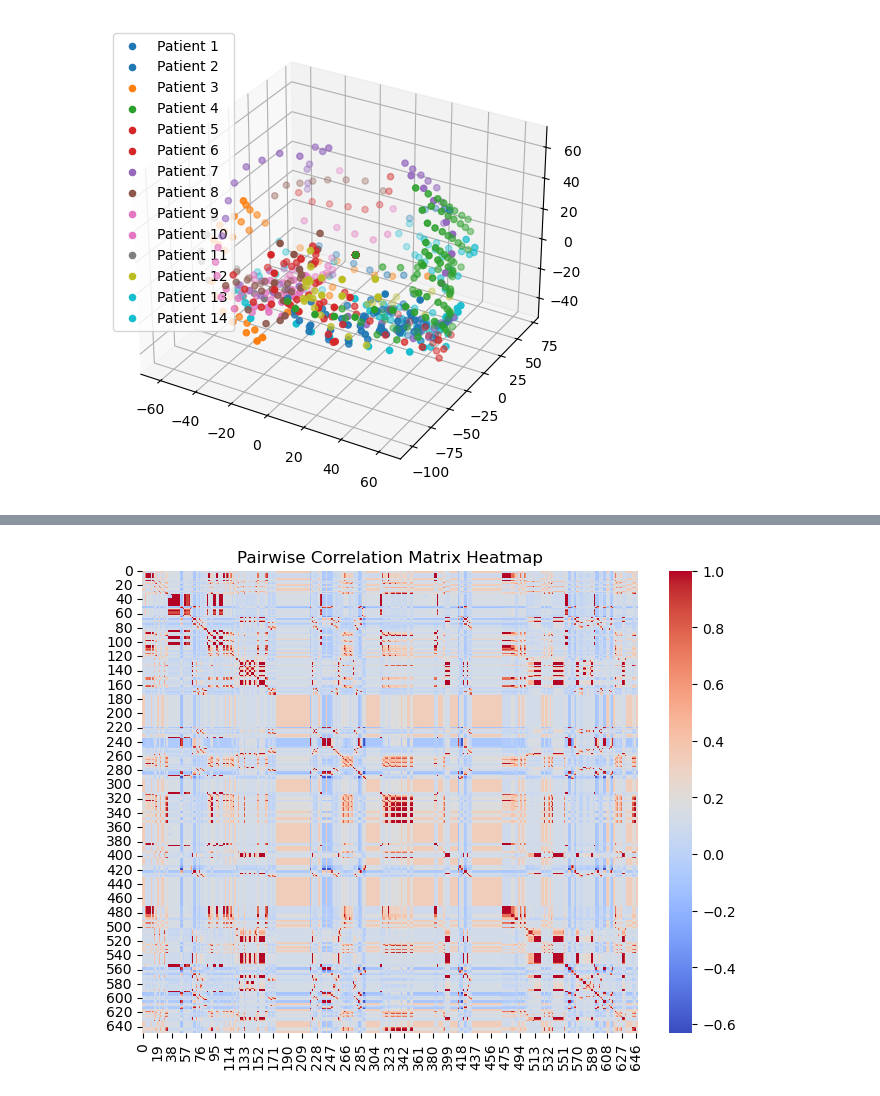
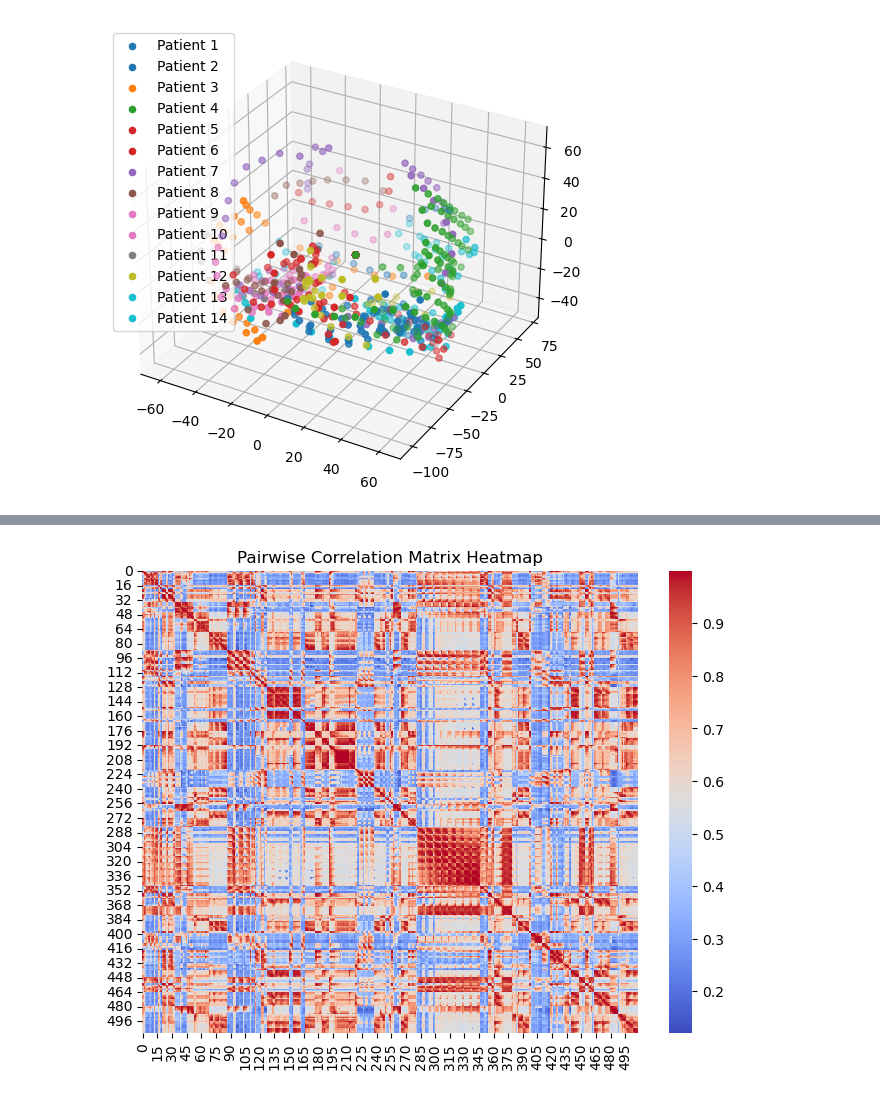
Before and after one commit to NoahWanless/SuperEeg-M467-project, a Jupyter notebook: Correlation.ipynb, the cells around one changed output, grey strips where cells are left out. Cells and saved outputs as stored; diff of their text form; code cells hidden in the pictures.

Commit message:
cleaned up

```diff
--- a/Correlation.ipynb
+++ b/Correlation.ipynb
@@ -117,6 +96,0 @@ print(mapping_clean.shape)    # (n_kept_electrodes, 2)
-# %%
-# drop <2 electrodes, not modified since it didn't change anything
-dropped = []
-for file in cleaned:
-    if file.shape[1] >1:
-        dropped.append(file)
@@ -123,32 +161,31 @@ for file in cleaned:
 # %%
 #create RBF correlation matrix
 # Euclidean distance matrix (714x714)
-dist_matrix = cdist(xyz_clean, xyz_clean, metric='euclidean')
+from scipy.spatial import distance
+import pandas as pd
+dist_matrix = distance.cdist(xyz_clean, xyz_clean, metric='euclidean')
 
 # Gaussian RBF kernel: exp(-(epsilon * r)^2)
 rbf_matrix = np.exp(-dist_matrix**2 / 20)
 
 correlation_matrices = []
+# Apply common average reference per patient before computing corr
 for i, matrix in enumerate(dropped):
-    # Get electrode indices for this patient
-    patient_electrode_indices = mapping_clean[mapping_clean[:, 1] == i, 0].astype(int)
+    original_patient_idx = kept_patient_indices[i]
+    patient_electrode_indices = mapping_clean[mapping_clean[:, 1] == original_patient_idx, 0].astype(int)
 
-    # Compute pairwise correlation between this patient's electrodes
-    corr = pd.DataFrame(matrix).corr()
-    # shape: (n_patient_elec x n_patient_elec)
+    corr = pd.DataFrame(matrix).corr().values
 
-    # RBF weights between ALL 649 electrodes and this patient's electrodes
-    # W shape: (714 x n_patient_elec)
     W = rbf_matrix[:, patient_electrode_indices]
 
-    # Equation (6): Cˆ(x,y) = sum_ij W(x,i)*W(y,j)*z(C̄s(i,j))
-    #                        / sum_ij W(x,i)*W(y,j)
-    # Vectorized: numerator = W @ z_corr @ W.T  →  (714 x 714)
+    if W.shape[1] != corr.shape[0]:
+        print(f"Patient {i}: W shape {W.shape}, corr shape {corr.shape} — MISMATCH")
+        continue
+
     numerator   = W @ corr @ W.T
     denominator = W @ np.ones_like(corr) @ W.T
-
+    n_total = rbf_matrix.shape[0]
     C_hat = np.divide(numerator, denominator,
-                         where=denominator != 0,
-                         out=np.zeros((649, 649)))
-
+                      where=denominator != 0,
+                      out=np.zeros((n_total, n_total)))
     correlation_matrices.append(C_hat)
@@ -175,15 +192,23 @@ for i, matrix in enumerate(dropped):
+# %%
+def z(input1):
+    input1 = np.clip(input1, -0.9999, 0.9999)  # avoid log(0)
+    return (np.log(1 + input1) - np.log(1 - input1)) / 2
+
+def r(input2):
+    input2 = np.clip(input2, -100, 100)  # avoid exp overflow
+    return (np.exp(2 * input2) - 1) / (np.exp(2 * input2) + 1)
 # %%
 import pandas as pd
 import seaborn as sns
 import matplotlib.pyplot as plt
 
 #Look at one patient
 
 plt.figure(figsize=(8, 6))
 
-sns.heatmap(correlation_matrices[6], cmap='coolwarm', fmt=".2f")
+sns.heatmap(r(np.average(z(np.stack(correlation_matrices, axis=0)), axis=0)), cmap='coolwarm')
 
 plt.title('Pairwise Correlation Matrix Heatmap')
 plt.show()
 # %% [output]
-[figure, old version]
+[figure, new version]
```
Also changed, not shown: parts of 4 cells of this notebook.
